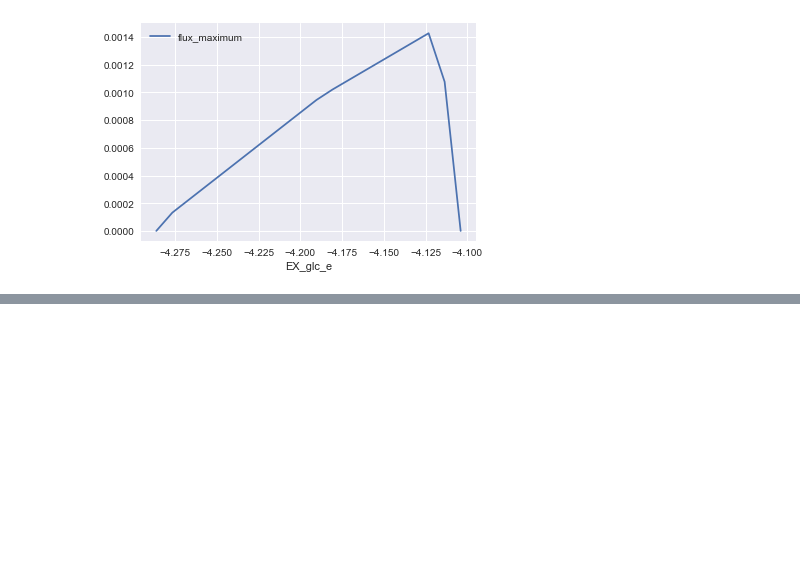
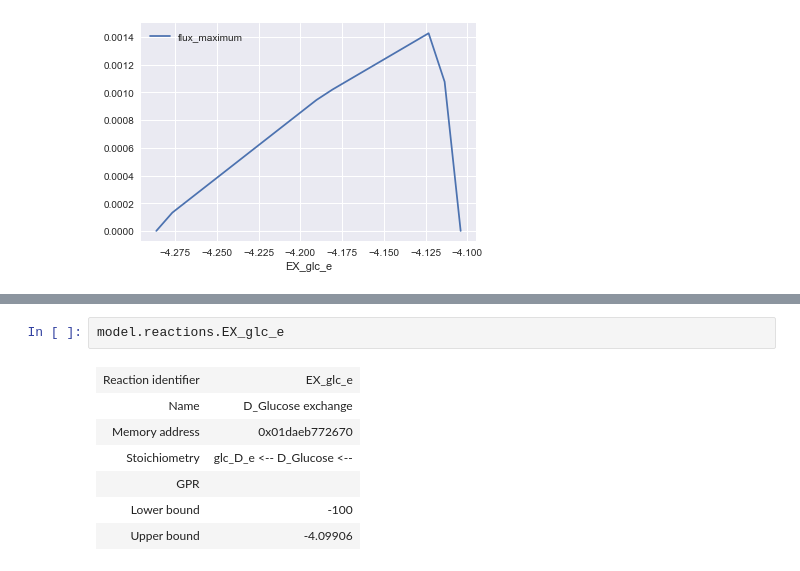
Before and after one commit to 27410/group-assignment-2021-Group-13-Psilocybin-production-in-Corynebacterium-glutamicum, a Jupyter notebook: Phenotype_Phase_Plane_Psilocybin.ipynb, the cells around one changed output, grey strips where cells are left out. Drawn from its saved outputs; the diff is of its cells as text; blank space fills up the shorter version.

```diff
--- a/Phenotype_Phase_Plane_Psilocybin.ipynb
+++ b/Phenotype_Phase_Plane_Psilocybin.ipynb
@@ -232,0 +290,10 @@ ppp_low_oxy_growth.plot(x='EX_glc_e', y='flux_maximum')
+# %%
+model.reactions.EX_glc_e
+# %% [output]
+| Reaction identifier | EX_glc_e |
+| Name | D_Glucose exchange |
+| Memory address | 0x01daeb772670 |
+| Stoichiometry | glc_D_e <-- D_Glucose <-- |
+| GPR |  |
+| Lower bound | -100 |
+| Upper bound | -4.09906 |
```
Also changed, not shown: parts of 13 cells of this notebook.
